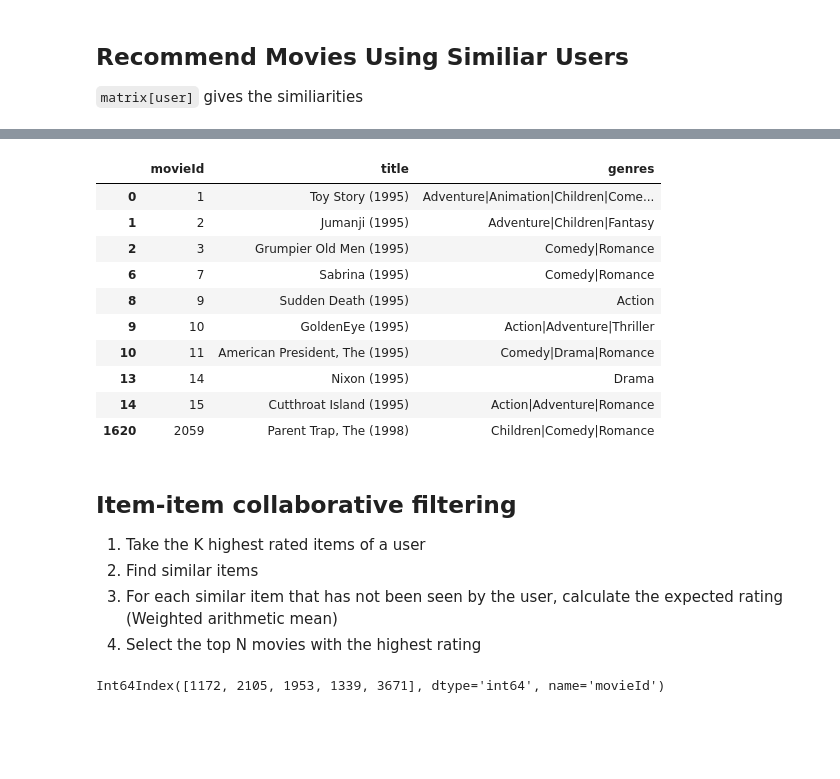
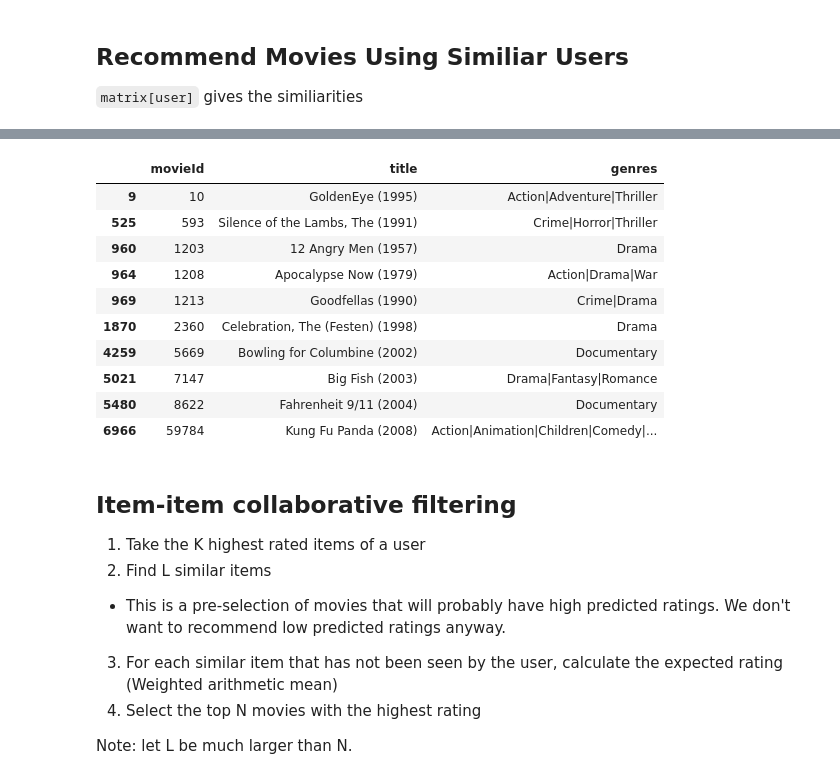
Before and after one commit to jsmienk/MLBD, a Jupyter notebook: recommender/2-collaborative-filtering.ipynb, the cells around one changed output, grey strips where cells are left out. Cells and saved outputs as stored; diff of their text form; code cells hidden in the pictures; blank space fills up the shorter version.

Commit message:
Item item recommendations

```diff
--- a/recommender/2-collaborative-filtering.ipynb
+++ b/recommender/2-collaborative-filtering.ipynb
@@ -257,13 +257,23 @@ def recommend_movies(user_item_df, user_ids, n_movies=10):
     """
 
     """
-    user_id = similiar_users[0]
-    similiar_user_ids = similiar_users[1:]
+    user_id = user_ids[0]
+    similiar_user_ids = user_ids[1:]
     similiar_df = user_item_df.loc[user_ids]
     movie_ids = set()
+    # Add the movies other similiar users have seen to the set
     for u_id in similiar_user_ids:
-        movie_ids.update(similiar_df.loc[u_id][similiar_df.loc[u_id].notna()].index)
-    for m_id in similiar_df.loc[user_id][similiar_df.loc[user_id].notna()].index:
-        movie_ids.discard(m_id)
-    return list(movie_ids)[:n_movies]
+        movie = similiar_df.loc[u_id][similiar_df.loc[u_id].notna()]
+        movie_ids.update(zip(movie.index, movie.values))
+    # Remove the movies the user has already seen from the set
+    user_movies = similiar_df.loc[user_id][similiar_df.loc[user_id].notna()]
+    for t in zip(user_movies.index, user_movies.values):
+        movie_ids.discard(t)
+    # Sort the movie tuples on their rankings so we recommend the movies that other similiar users have rated highest
+    return sorted(list(movie_ids), key=lambda x: x[1], reverse=True)[:n_movies]
+
+def recommend(user_user_df, user_item_df, user_id, n_users=10, n_movies=10):
+    su = get_similiar_users(user_user_df, user_id, n_users)
+    rm = recommend_movies(user_item_df, su, n_movies)
+    return movies[movies.movieId.isin([m[0] for m in rm])]
 # %%
@@ -279,20 +298,24 @@ recommended_movies
-# %%
-movies[movies.movieId.isin(recommended_movies)]
-# %% [output]
-|  | movieId | title | genres |
-| 0 | 1 | Toy Story (1995) | Adventure|Animation|Children|Come... |
-| 1 | 2 | Jumanji (1995) | Adventure|Children|Fantasy |
-| 2 | 3 | Grumpier Old Men (1995) | Comedy|Romance |
-| 6 | 7 | Sabrina (1995) | Comedy|Romance |
-| 8 | 9 | Sudden Death (1995) | Action |
-| 9 | 10 | GoldenEye (1995) | Action|Adventure|Thriller |
-| 10 | 11 | American President, The (1995) | Comedy|Drama|Romance |
-| 13 | 14 | Nixon (1995) | Drama |
-| 14 | 15 | Cutthroat Island (1995) | Action|Adventure|Romance |
-| 1620 | 2059 | Parent Trap, The (1998) | Children|Comedy|Romance |
+# %%
+recommend(user_user_df=pearson_user_user_df, user_item_df=user_item_df, user_id=8)
+# %% [output]
+|  | movieId | title | genres |
+| 9 | 10 | GoldenEye (1995) | Action|Adventure|Thriller |
+| 525 | 593 | Silence of the Lambs, The (1991) | Crime|Horror|Thriller |
+| 960 | 1203 | 12 Angry Men (1957) | Drama |
+| 964 | 1208 | Apocalypse Now (1979) | Action|Drama|War |
+| 969 | 1213 | Goodfellas (1990) | Crime|Drama |
+| 1870 | 2360 | Celebration, The (Festen) (1998) | Drama |
+| 4259 | 5669 | Bowling for Columbine (2002) | Documentary |
+| 5021 | 7147 | Big Fish (2003) | Drama|Fantasy|Romance |
+| 5480 | 8622 | Fahrenheit 9/11 (2004) | Documentary |
+| 6966 | 59784 | Kung Fu Panda (2008) | Action|Animation|Children|Comedy|... |
 # %% [markdown]
 ## Item-item collaborative filtering
+
 1. Take the K highest rated items of a user
-2. Find similar items
+2. Find L similar items
+  - This is a pre-selection of movies that will probably have high predicted ratings. We don't want to recommend low predicted ratings anyway.
 3. For each similar item that has not been seen by the user, calculate the expected rating (Weighted arithmetic mean)
 4. Select the top N movies with the highest rating
+
+Note: let L be much larger than N.
@@ -302,8 +322,3 @@ def get_highest_rated_items(user_id, df, k_items=5):
-# %%
-k_heightest_rated_movies = get_highest_rated_items(1, item_user_df)
-k_heightest_rated_movies
-# %% [output]
-Int64Index([1172, 2105, 1953, 1339, 3671], dtype='int64', name='movieId')
 # %%
 _c = item_user_df.copy()
 centered_item_item_df = _c[_c > 0].subtract(item_user_df.mean(axis=1), axis=0)
```
Also changed, not shown: parts of 6 cells of this notebook.
